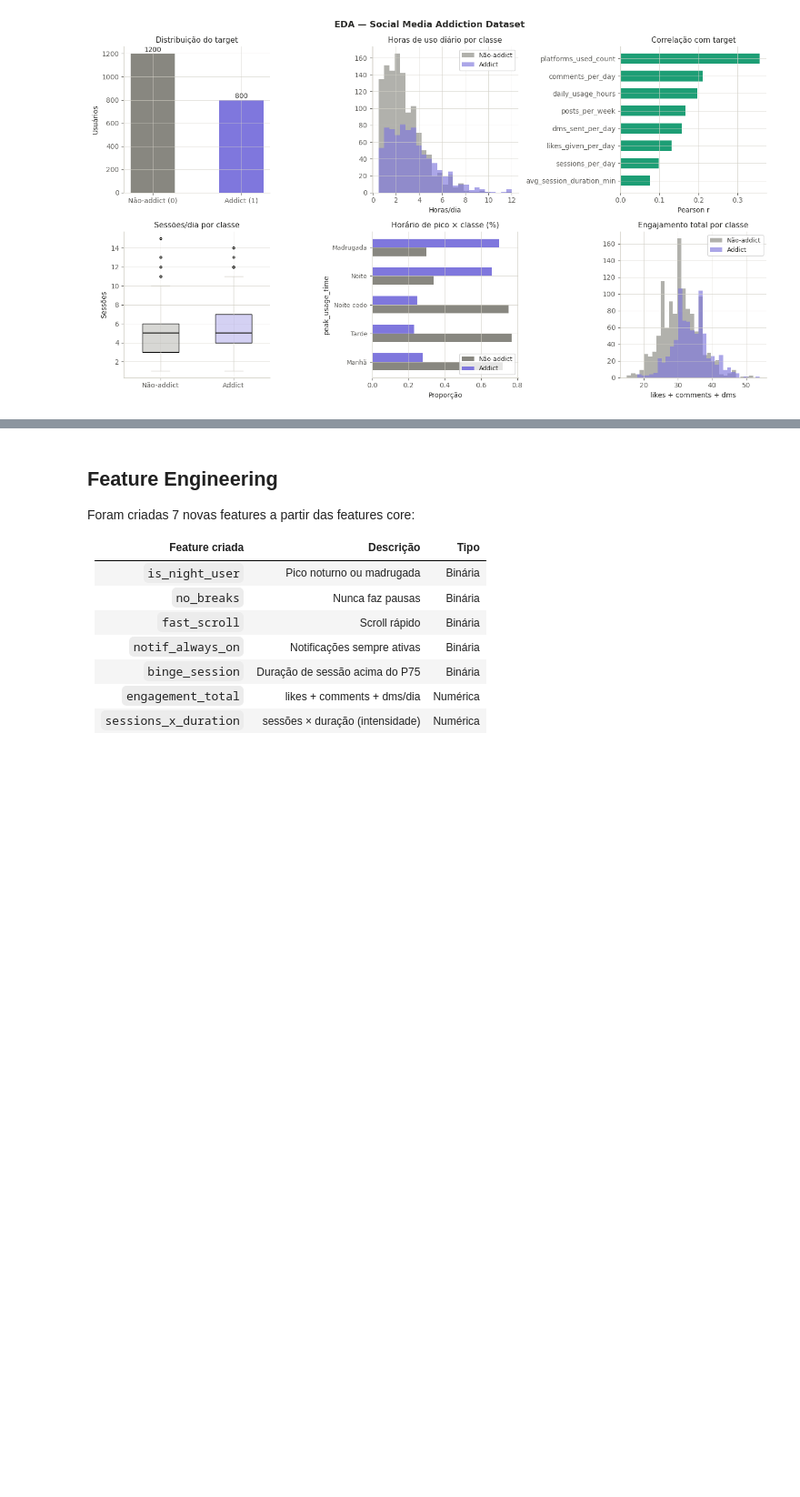
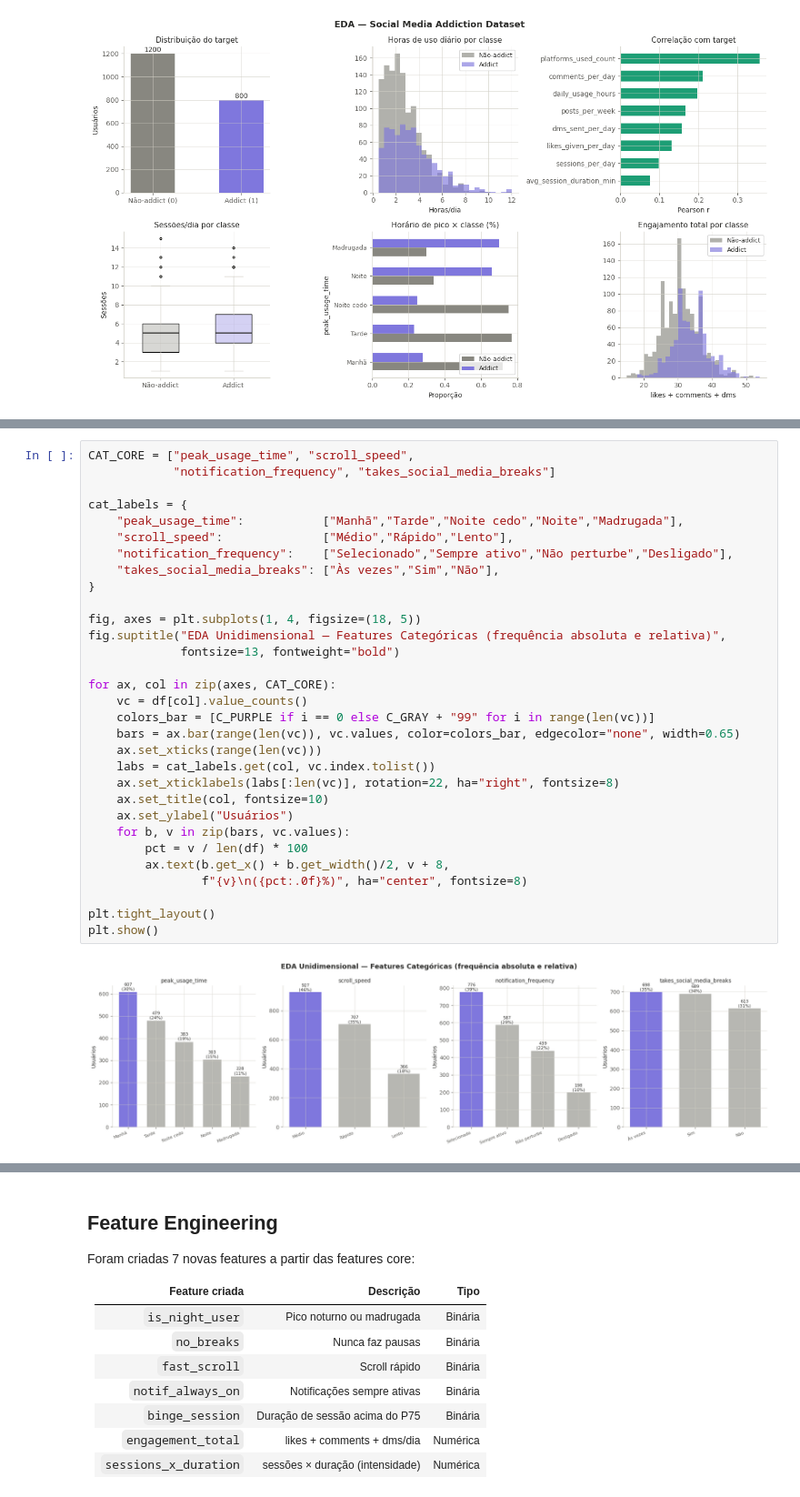
Before and after one commit to razevedo1994/tcc_fia, a Jupyter notebook: projeto_final.ipynb, the cells around one changed output, grey strips where cells are left out. Shown at 91% size. Cells and saved outputs as stored; diff of their text form; blank space fills up the shorter version.

```diff
--- a/projeto_final.ipynb
+++ b/projeto_final.ipynb
@@ -409,0 +519,33 @@ plt.show()
+# %%
+CAT_CORE = ["peak_usage_time", "scroll_speed",
+            "notification_frequency", "takes_social_media_breaks"]
+
+cat_labels = {
+    "peak_usage_time":           ["Manhã","Tarde","Noite cedo","Noite","Madrugada"],
+    "scroll_speed":              ["Médio","Rápido","Lento"],
+    "notification_frequency":    ["Selecionado","Sempre ativo","Não perturbe","Desligado"],
+    "takes_social_media_breaks": ["Às vezes","Sim","Não"],
+}
+
+fig, axes = plt.subplots(1, 4, figsize=(18, 5))
+fig.suptitle("EDA Unidimensional — Features Categóricas (frequência absoluta e relativa)",
+             fontsize=13, fontweight="bold")
+
+for ax, col in zip(axes, CAT_CORE):
+    vc = df[col].value_counts()
+    colors_bar = [C_PURPLE if i == 0 else C_GRAY + "99" for i in range(len(vc))]
+    bars = ax.bar(range(len(vc)), vc.values, color=colors_bar, edgecolor="none", width=0.65)
+    ax.set_xticks(range(len(vc)))
+    labs = cat_labels.get(col, vc.index.tolist())
+    ax.set_xticklabels(labs[:len(vc)], rotation=22, ha="right", fontsize=8)
+    ax.set_title(col, fontsize=10)
+    ax.set_ylabel("Usuários")
+    for b, v in zip(bars, vc.values):
+        pct = v / len(df) * 100
+        ax.text(b.get_x() + b.get_width()/2, v + 8,
+                f"{v}\n({pct:.0f}%)", ha="center", fontsize=8)
+
+plt.tight_layout()
+plt.show()
+# %% [output]
+[figure, added]
```
Also changed, not shown: parts of 12 cells of this notebook.
